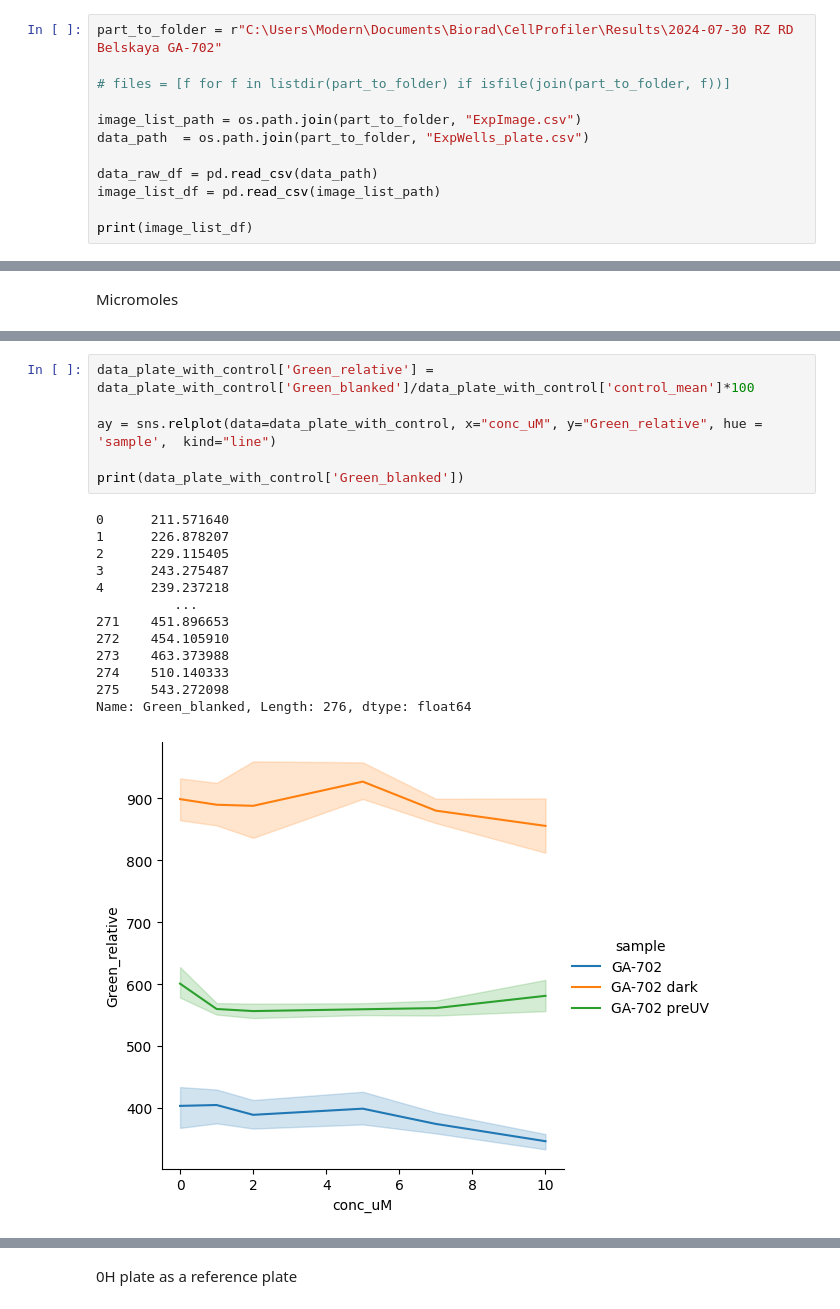
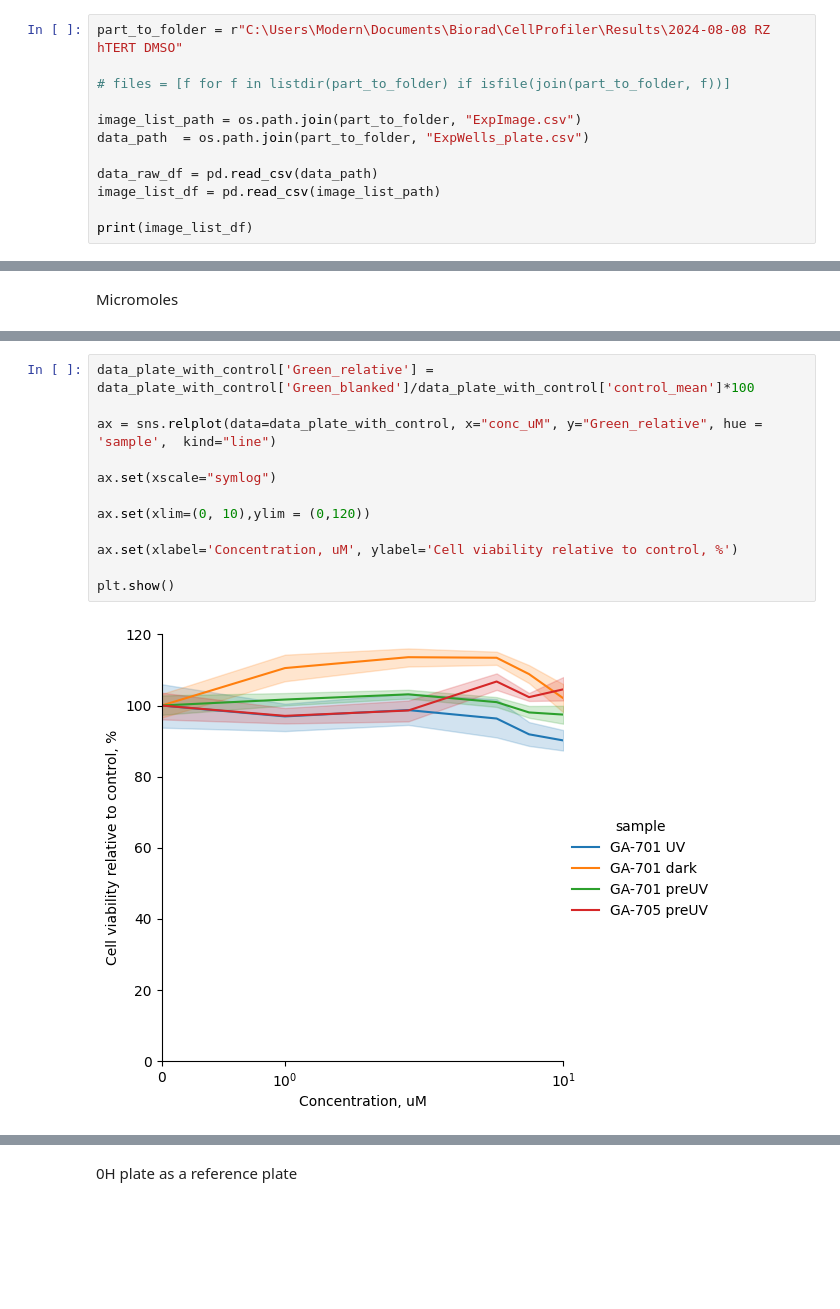
Before and after one commit to arteys/Resazurin_ChemiDoc, a Jupyter notebook: RZ_12_testing_ground_ref_plate.ipynb, the cells around one changed output, grey strips where cells are left out. Drawn from its saved outputs; the diff is of its cells as text; blank space fills up the shorter version.

```diff
--- a/RZ_12_testing_ground_ref_plate.ipynb
+++ b/RZ_12_testing_ground_ref_plate.ipynb
@@ -10,7 +10,7 @@ import matplotlib.pyplot as plt
 # %% [markdown]
 New for multiple images in CP file
 # %%
-part_to_folder = r"C:\Users\Modern\Documents\Biorad\CellProfiler\Results\2024-07-30 RZ RD Belskaya GA-702"
+part_to_folder = r"C:\Users\Modern\Documents\Biorad\CellProfiler\Results\2024-08-08 RZ hTERT DMSO"
 
 # files = [f for f in listdir(part_to_folder) if isfile(join(part_to_folder, f))]
 
@@ -234,20 +239,14 @@ data_plate_with_control = pd.merge(data_plate_wo_blank, control_df, on=['FileNam
 # %%
 data_plate_with_control['Green_relative'] = data_plate_with_control['Green_blanked']/data_plate_with_control['control_mean']*100
 
-ay = sns.relplot(data=data_plate_with_control, x="conc_uM", y="Green_relative", hue = 'sample',  kind="line")
+ax = sns.relplot(data=data_plate_with_control, x="conc_uM", y="Green_relative", hue = 'sample',  kind="line")
 
-print(data_plate_with_control['Green_blanked'])
+ax.set(xscale="symlog")
+
+ax.set(xlim=(0, 10),ylim = (0,120))
+
+ax.set(xlabel='Concentration, uM', ylabel='Cell viability relative to control, %')
+
+plt.show()
 # %% [output]
-0      211.571640
-1      226.878207
-2      229.115405
-3      243.275487
-4      239.237218
-          ...
-271    451.896653
-272    454.105910
-273    463.373988
-274    510.140333
-275    543.272098
-Name: Green_blanked, Length: 276, dtype: float64
-[figure, old version]
+[figure, new version]
```
Also changed, not shown: parts of 10 cells of this notebook.
